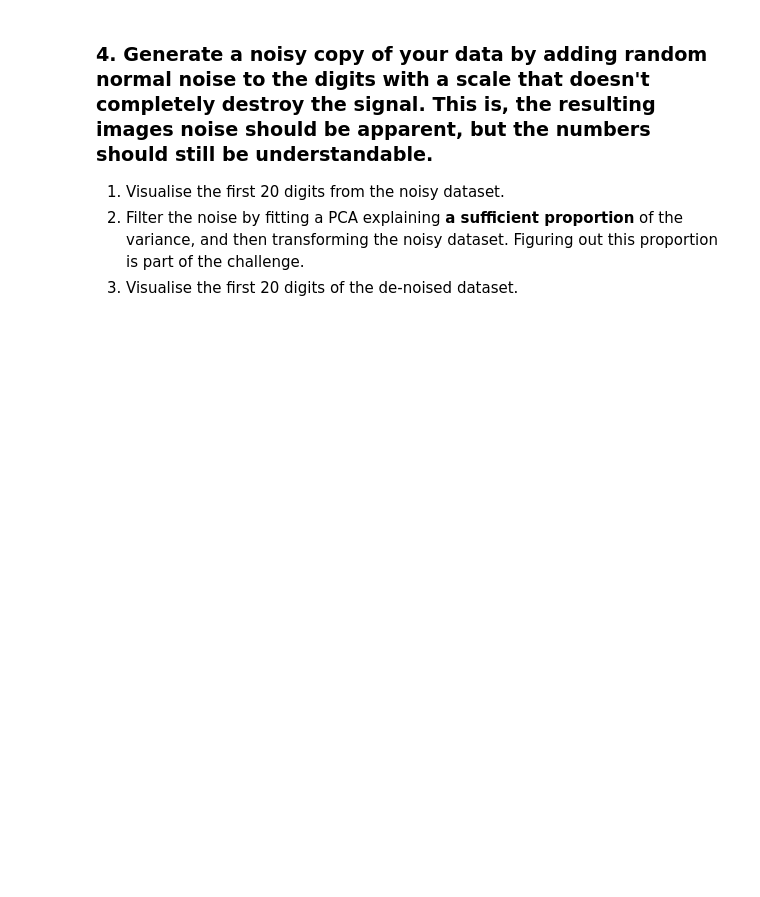
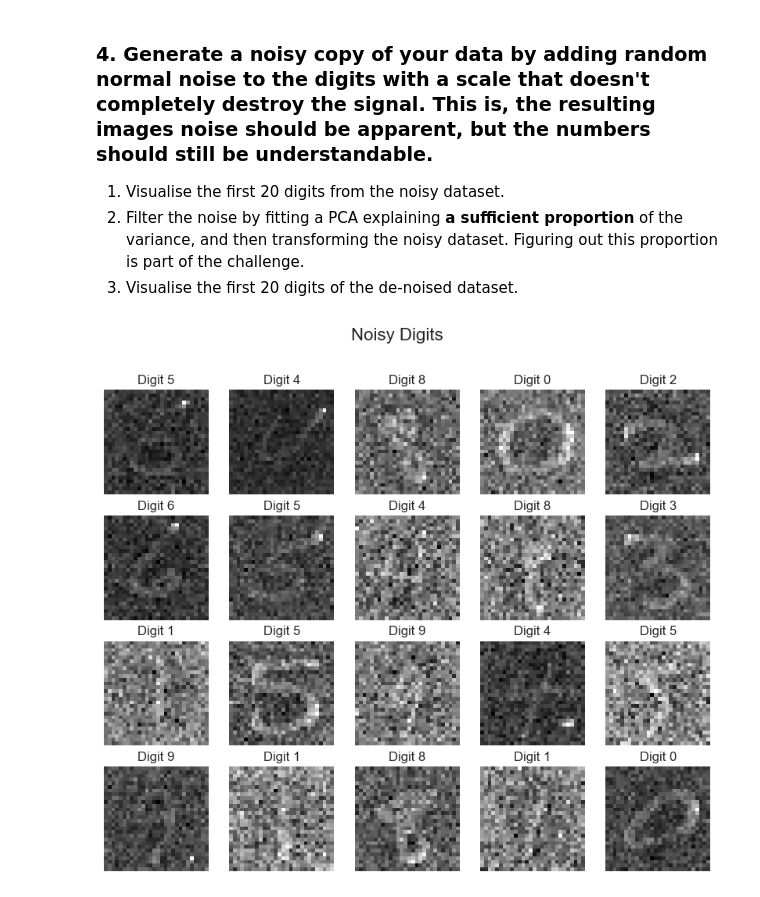
Before and after one commit to IshanKalra007/CSC3831_Final_project_220626363, a Jupyter notebook: Coursework/Copy_of_Part2_Coursework.ipynb, the cells around one changed output. Saved outputs shown, nothing was run; the diff lists cells and outputs as text; code cells hidden in the pictures; blank space fills up the shorter version.

```diff
--- a/Coursework/Copy_of_Part2_Coursework.ipynb
+++ b/Coursework/Copy_of_Part2_Coursework.ipynb
@@ -122,3 +137,19 @@ plt.
 1. Visualise the first 20 digits from the noisy dataset.
 2. Filter the noise by fitting a PCA explaining **a sufficient proportion** of the variance, and then transforming the noisy dataset. Figuring out this proportion is part of the challenge.
 3. Visualise the first 20 digits of the de-noised dataset.
+# %%
+# Generating random noise
+noise_scale = 1.2
+noisy_X_train = X_train + noise_scale * np.random.normal(size=X_train.shape)
+
+# Visualizing the first 20 digits
+plt.figure(figsize=(10, 8))
+for i in range(20):
+    plt.subplot(4, 5, i + 1)
+    plt.imshow(noisy_X_train[i].reshape(28, 28), cmap='gray')
+    plt.axis('off')
+    plt.title(f"Digit {y_train[i]}")
+plt.suptitle("Noisy Digits", fontsize=16)
+plt.show()
+# %% [output]
+[figure, added]
```
Also changed, not shown: parts of 4 cells of this notebook, 1 other file.
